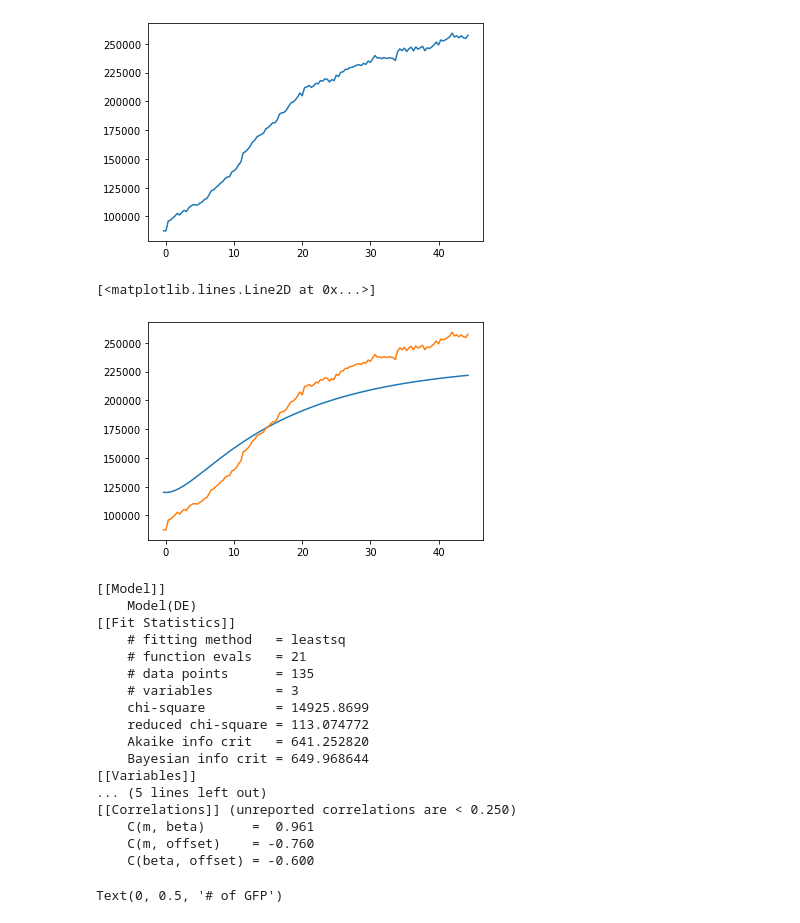
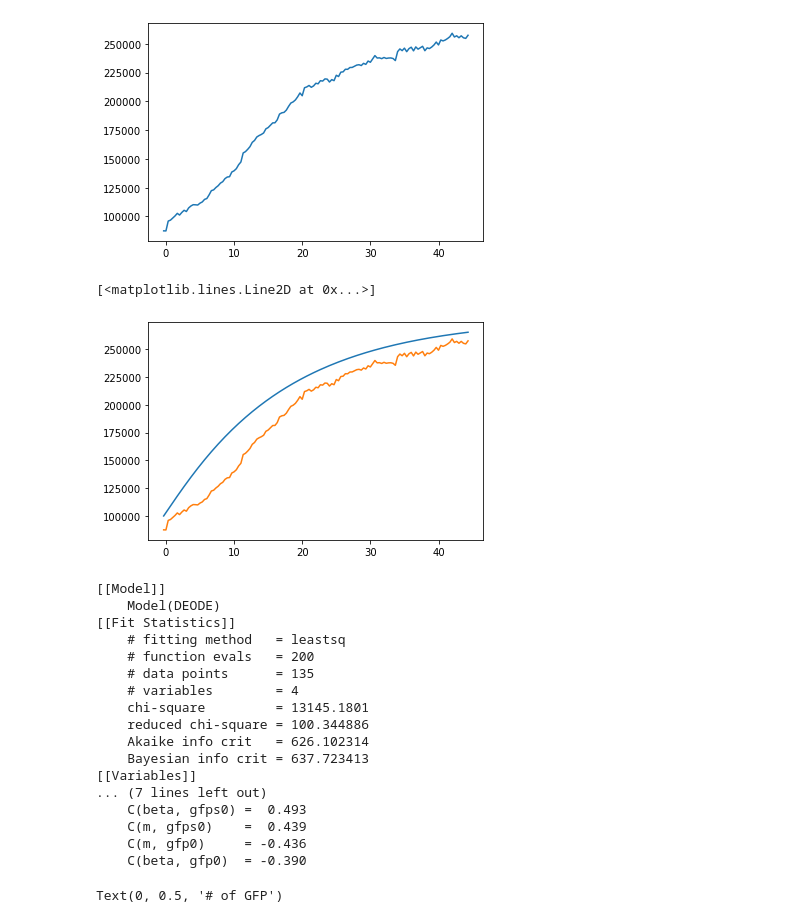
Before and after one commit to hstrey/DEGLITer2_modeling, a Jupyter notebook: first try.ipynb, the cells around one changed output. Drawn from its saved outputs; the diff is of its cells as text; code cells hidden in the pictures.

Commit message:
fitting of continuous illumination looks good

```diff
--- a/first try.ipynb
+++ b/first try.ipynb
@@ -111,51 +152,63 @@ def DE(t, m, k, beta, delta,offset):
     f = (f1 + f2 + f3) * m
 
     return f + offset
+# %%
+# solve the ODE directly
+# here we assume that the amount of mRNA is constant (light is quasi continuous)
+def gfp(y,t,m,k,beta):
+    dydt = [m-(beta+k)*y[0],
+            k*y[0]-beta*y[1]]
+    return dydt
+
+def DEODE(t, m, k, beta, gfps0, gfp0):
+    result = odeint(gfp, [gfps0,gfp0],t, args=(m,k,beta))
+    return result[:,1] # return gfp
+
+def DEODEall(t, m, k, beta, gfps0, gfp0):
+    result = odeint(gfp, [gfps0,gfp0], t, args=(m,k,beta))
+    return result # return all species
 # %%
-m_ktl_0 = 8e3
-
-tr_0 = 4.5
+m_ktl_0 = 20000
 kmr_0 = 0.3
 betr_0 = 0.06
-deltr_0 = 0.0
-offr_0 = 120000
-
-y1 = DE(time_ill,m_ktl_0,kmr_0,betr_0,deltr_0,offr_0)
+gfps0 = 50000
+gfp0 = 100000
+y1 = DEODE(time_ill,m_ktl_0,kmr_0,betr_0,gfps0,gfp0)
 plt.plot(time_ill,y1)
 plt.plot(time_ill,datay)
 #print(t,y)
 # %% [output]
 [<matplotlib.lines.Line2D at 0x...>]
-[figure, old version]
+[figure, new version]
 # %%
-DE_model = lm.Model(DE)
+DE_model = lm.Model(DEODE)
 pars = DE_model.make_params()
 pars['m'].set(value=m_ktl_0,vary=True)
 pars['k'].set(value=kmr_0,vary=False)
 pars['beta'].set(value=betr_0,vary=True)
-pars['delta'].set(value=deltr_0,vary=False)
-pars['offset'].set(value=offr_0,vary=True)
+pars['gfps0'].set(value=gfps0,min=0,vary=True)
+pars['gfp0'].set(value=gfp0,min=0,vary=True)
 
 out = DE_model.fit(datay, pars, t=time_ill, weights=1/noise)
 print(out.fit_report(min_correl=0.25))
 # %% [output]
 [[Model]]
-    Model(DE)
+    Model(DEODE)
 [[Fit Statistics]]
     # fitting method   = leastsq
-    # function evals   = 21
+    # function evals   = 200
     # data points      = 135
-    # variables        = 3
-    chi-square         = 14925.8699
-    reduced chi-square = 113.074772
-    Akaike info crit   = 641.252820
-    Bayesian info crit = 649.968644
+    # variables        = 4
+    chi-square         = 13145.1801
+    reduced chi-square = 100.344886
+    Akaike info crit   = 626.102314
+    Bayesian info crit = 637.723413
 [[Variables]]
-... (5 lines left out)
-[[Correlations]] (unreported correlations are < 0.250)
-    C(m, beta)      =  0.961
-    C(m, offset)    = -0.760
-    C(beta, offset) = -0.600
+... (7 lines left out)
+    C(beta, gfps0) =  0.493
+    C(m, gfps0)    =  0.439
+    C(m, gfp0)     = -0.436
+    C(beta, gfp0)  = -0.390
 # %%
 plt.plot(time_ill,datay,"o")
 plt.plot(time_ill, out.best_fit, 'r-')
```
Also changed, not shown: parts of 3 cells of this notebook.
